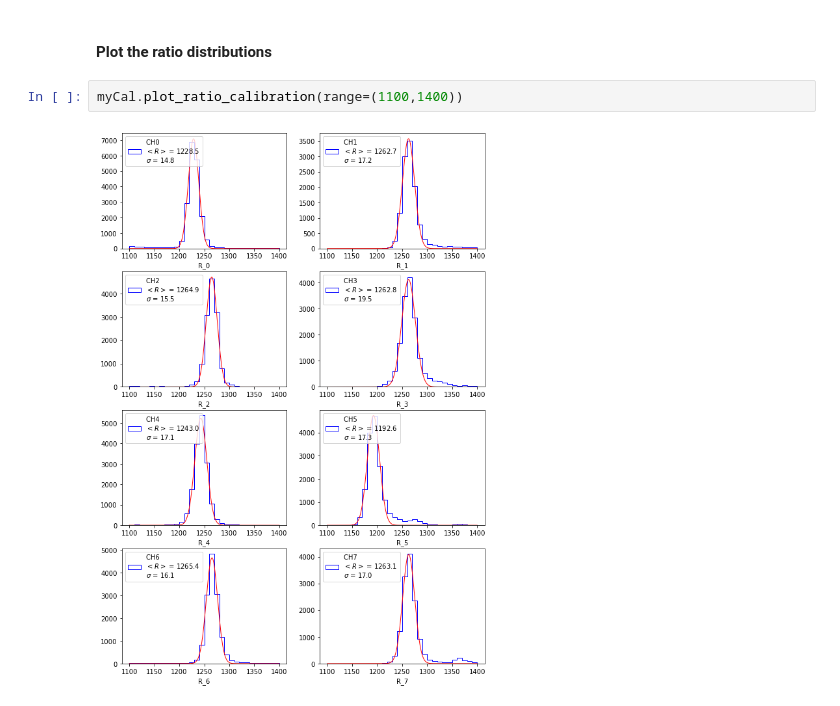
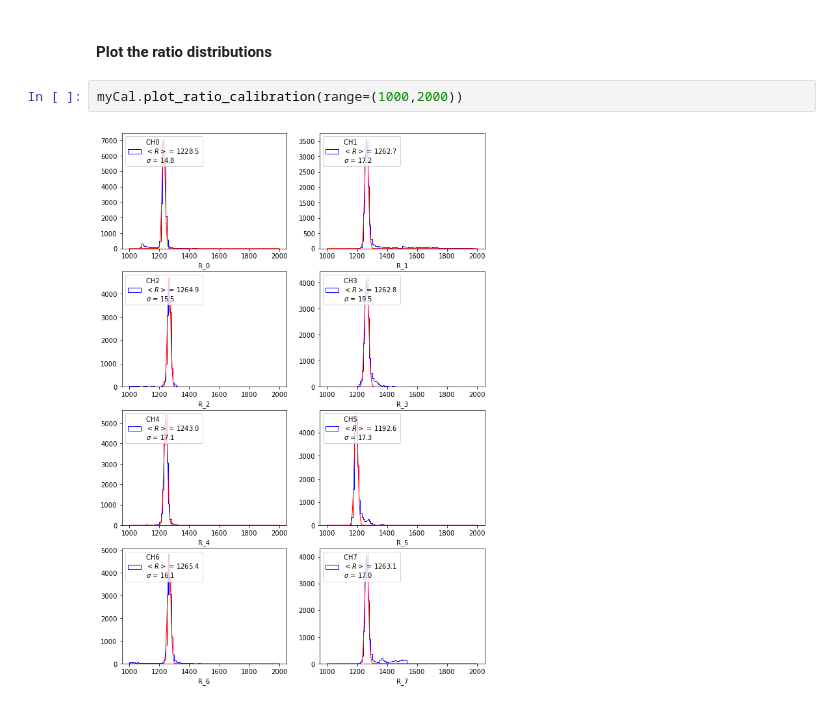
Before and after one commit to acolijn/DT5550_DAQ, a Jupyter notebook: analysis/RatioCalibration.ipynb, the cells around one changed output. Drawn from its saved outputs; the diff is of its cells as text.

```diff
--- a/analysis/RatioCalibration.ipynb
+++ b/analysis/RatioCalibration.ipynb
@@ -46,6 +43,6 @@ write_calibration:: calibration constants to  C:/data/20220110_165917\config_202
 # %% [markdown]
 #### Plot the ratio distributions
 # %%
-myCal.plot_ratio_calibration(range=(1100,1400))
+myCal.plot_ratio_calibration(range=(1000,2000))
 # %% [output]
-[figure, old version]
+[figure, new version]
```
Also changed, not shown: parts of 2 cells of this notebook, 4 other files.
